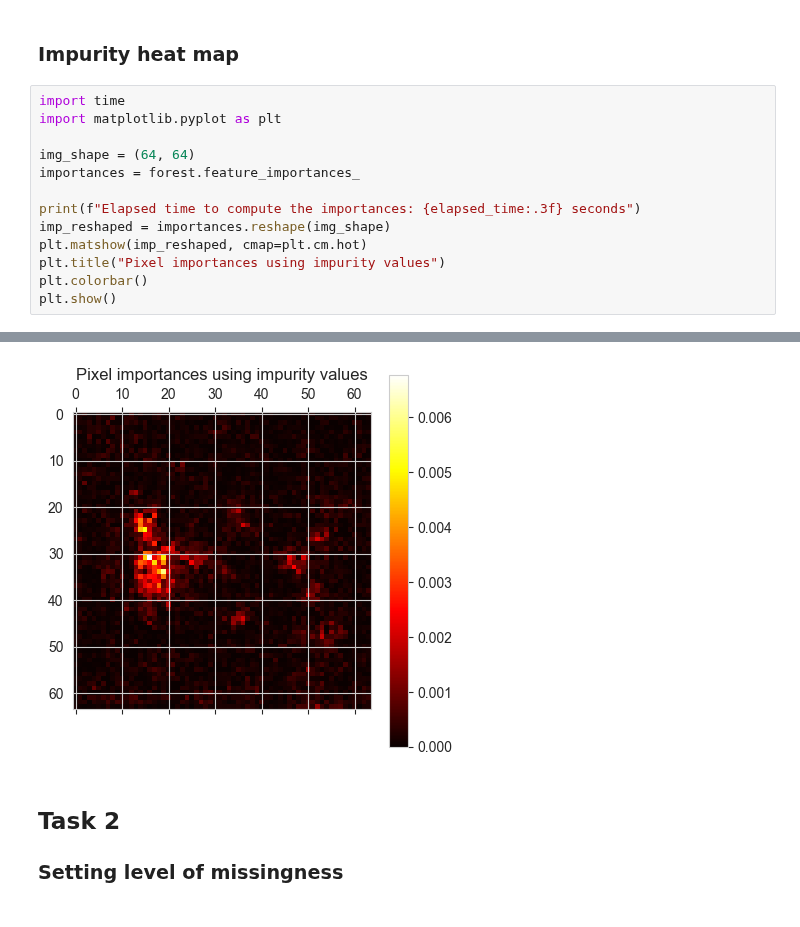
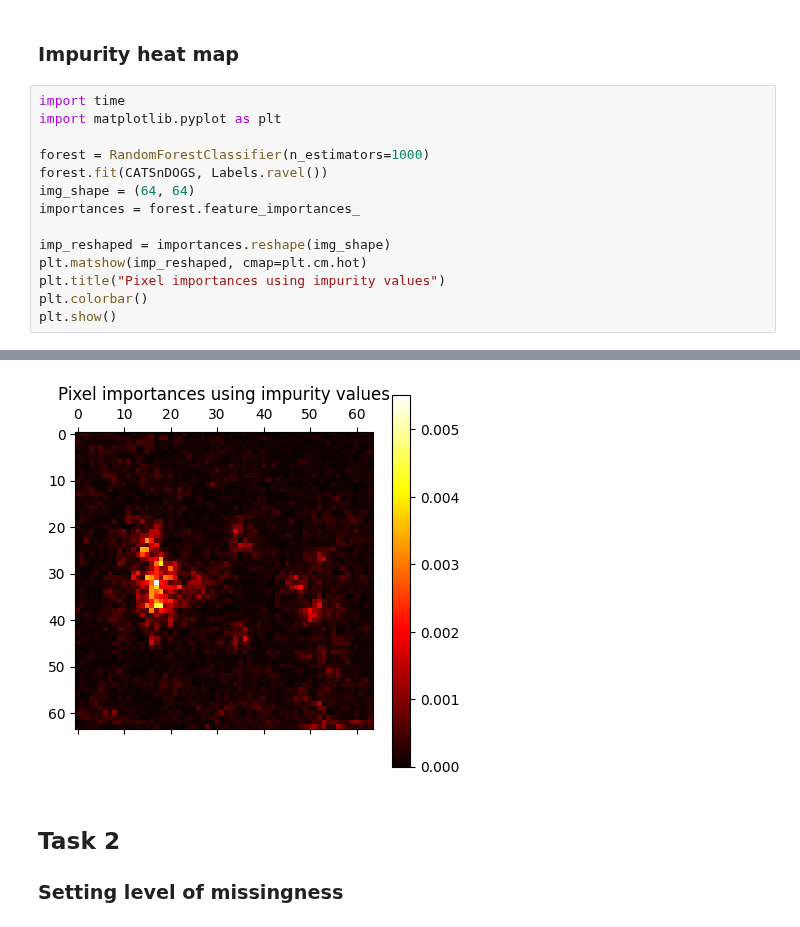
Before and after one commit to maximiliann97/Big-data-MVE441, a Jupyter notebook: Project2_catsndogs.ipynb, the cells around one changed output, grey strips where cells are left out. Saved outputs shown, nothing was run; the diff lists cells and outputs as text.

```diff
--- a/Project2_catsndogs.ipynb
+++ b/Project2_catsndogs.ipynb
@@ -398,10 +390,11 @@ Bootstrap resampling with replacement also introduces some level of noise into t
 import time
 import matplotlib.pyplot as plt
 
+forest = RandomForestClassifier(n_estimators=1000)
+forest.fit(CATSnDOGS, Labels.ravel())
 img_shape = (64, 64)
 importances = forest.feature_importances_
 
-print(f"Elapsed time to compute the importances: {elapsed_time:.3f} seconds")
 imp_reshaped = importances.reshape(img_shape)
 plt.matshow(imp_reshaped, cmap=plt.cm.hot)
 plt.title("Pixel importances using impurity values")
@@ -412,4 +404,4 @@ Elapsed time to compute the importances: 0.258 seconds
-[figure, old version]
+[figure, new version]
 # %% [markdown]
 ## Task 2
 ### Setting level of missingness
```
Also changed, not shown: parts of 5 cells of this notebook.
